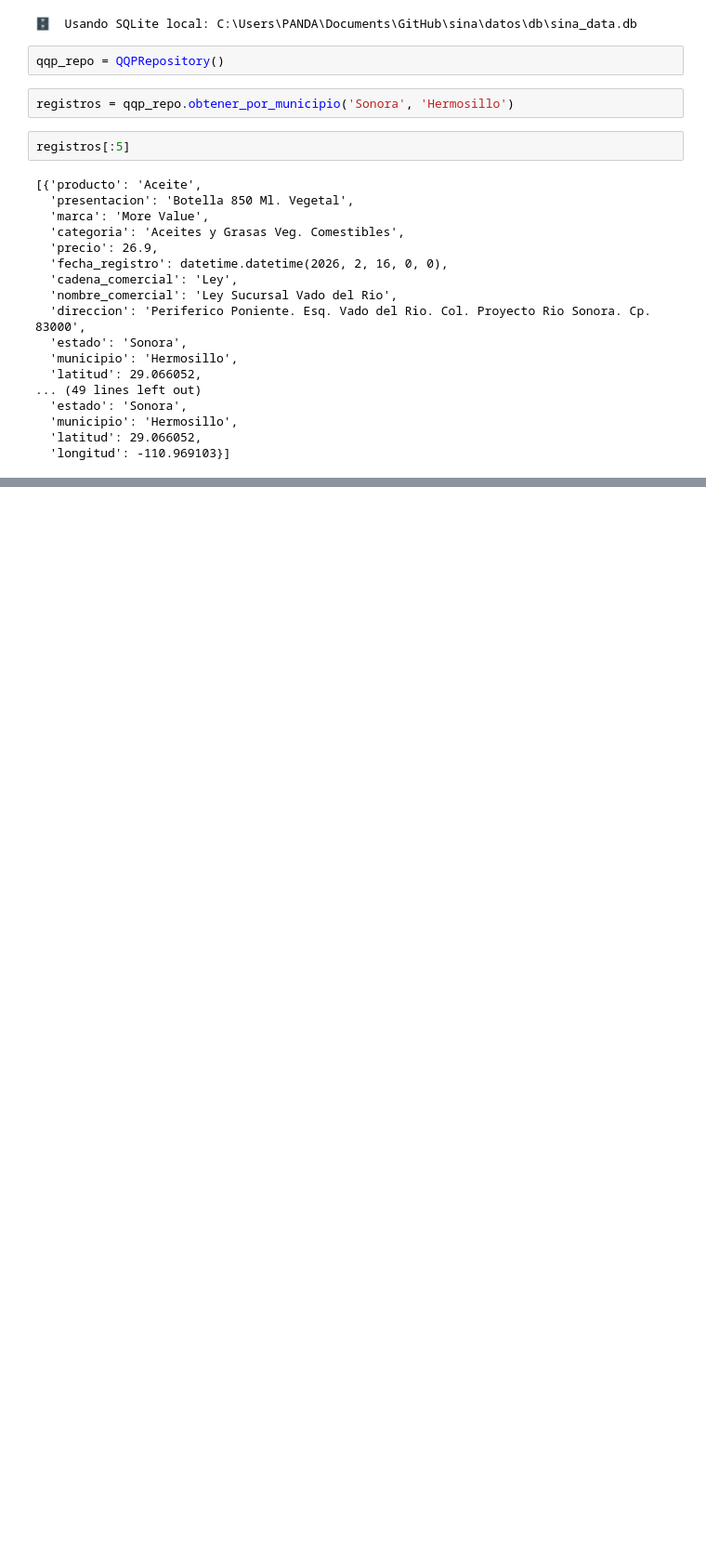
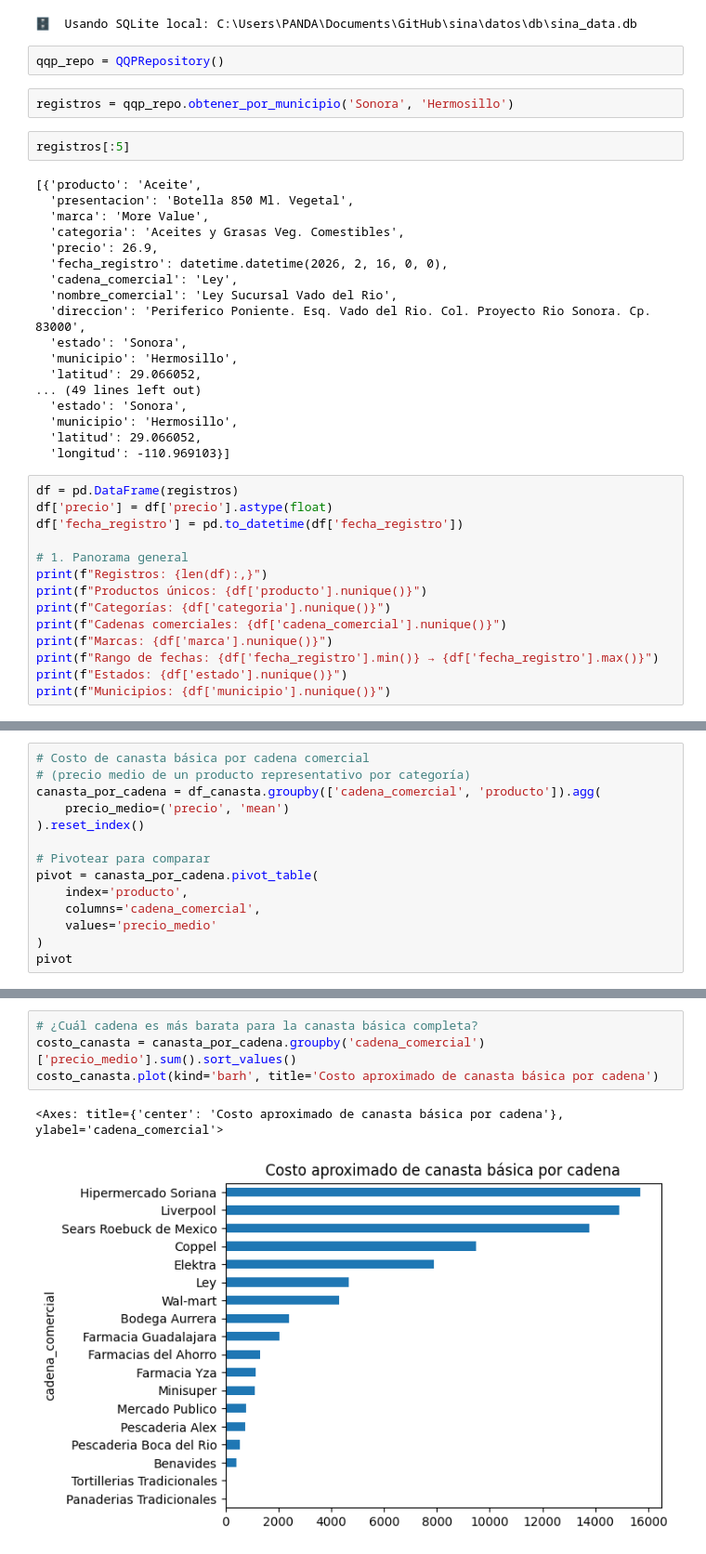
Before and after one commit to anmerino-pnd/sina, a Jupyter notebook: notebooks/qqp_01.ipynb, the cells around one changed output, grey strips where cells are left out. Shown at 93% size. Drawn from its saved outputs; the diff is of its cells as text; blank space fills up the shorter version.

```diff
--- a/notebooks/qqp_01.ipynb
+++ b/notebooks/qqp_01.ipynb
@@ -286,3 +285,17 @@ registros[:5]
   'municipio': 'Hermosillo',
   'latitud': 29.066052,
   'longitud': -110.969103}]
+# %%
+df = pd.DataFrame(registros)
+df['precio'] = df['precio'].astype(float)
+df['fecha_registro'] = pd.to_datetime(df['fecha_registro'])
+
+# 1. Panorama general
+print(f"Registros: {len(df):,}")
+print(f"Productos únicos: {df['producto'].nunique()}")
+print(f"Categorías: {df['categoria'].nunique()}")
+print(f"Cadenas comerciales: {df['cadena_comercial'].nunique()}")
+print(f"Marcas: {df['marca'].nunique()}")
+print(f"Rango de fechas: {df['fecha_registro'].min()} → {df['fecha_registro'].max()}")
+print(f"Estados: {df['estado'].nunique()}")
+print(f"Municipios: {df['municipio'].nunique()}")
@@ -288,0 +399,14 @@ registros[:5]
+# %%
+# Costo de canasta básica por cadena comercial
+# (precio medio de un producto representativo por categoría)
+canasta_por_cadena = df_canasta.groupby(['cadena_comercial', 'producto']).agg(
+    precio_medio=('precio', 'mean')
+).reset_index()
+
+# Pivotear para comparar
+pivot = canasta_por_cadena.pivot_table(
+    index='producto',
+    columns='cadena_comercial',
+    values='precio_medio'
+)
+pivot
@@ -288,0 +432,7 @@ registros[:5]
+# %%
+# ¿Cuál cadena es más barata para la canasta básica completa?
+costo_canasta = canasta_por_cadena.groupby('cadena_comercial')['precio_medio'].sum().sort_values()
+costo_canasta.plot(kind='barh', title='Costo aproximado de canasta básica por cadena')
+# %% [output]
+<Axes: title={'center': 'Costo aproximado de canasta básica por cadena'}, ylabel='cadena_comercial'>
+[figure, added]
```
Also changed, not shown: parts of 18 cells of this notebook, 2 other files.
